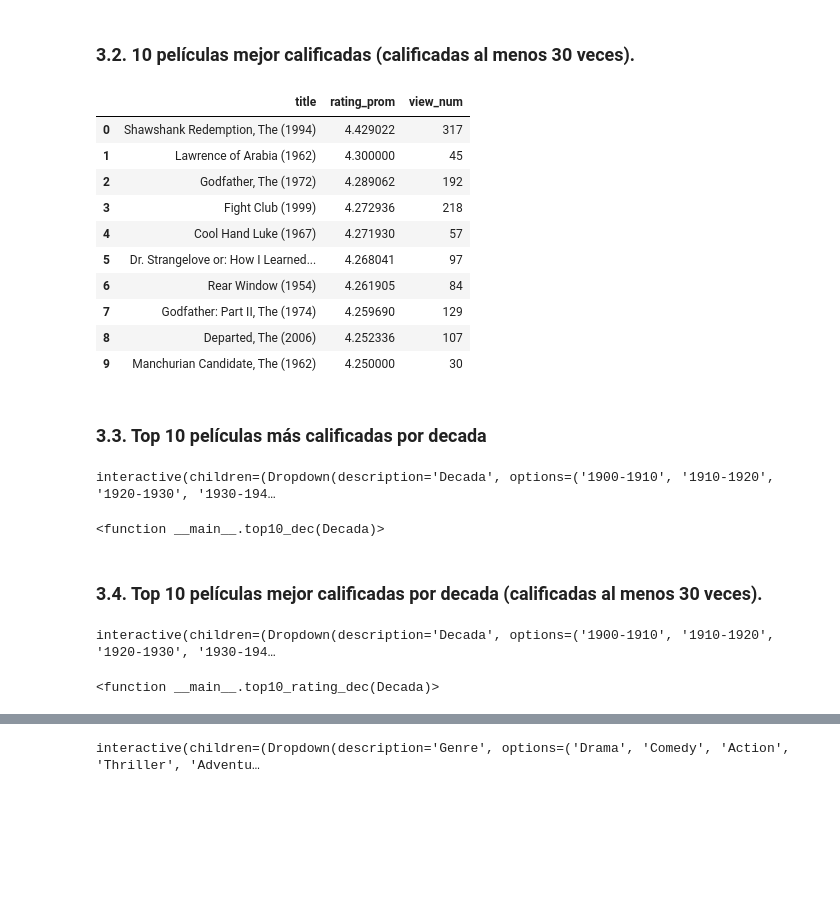
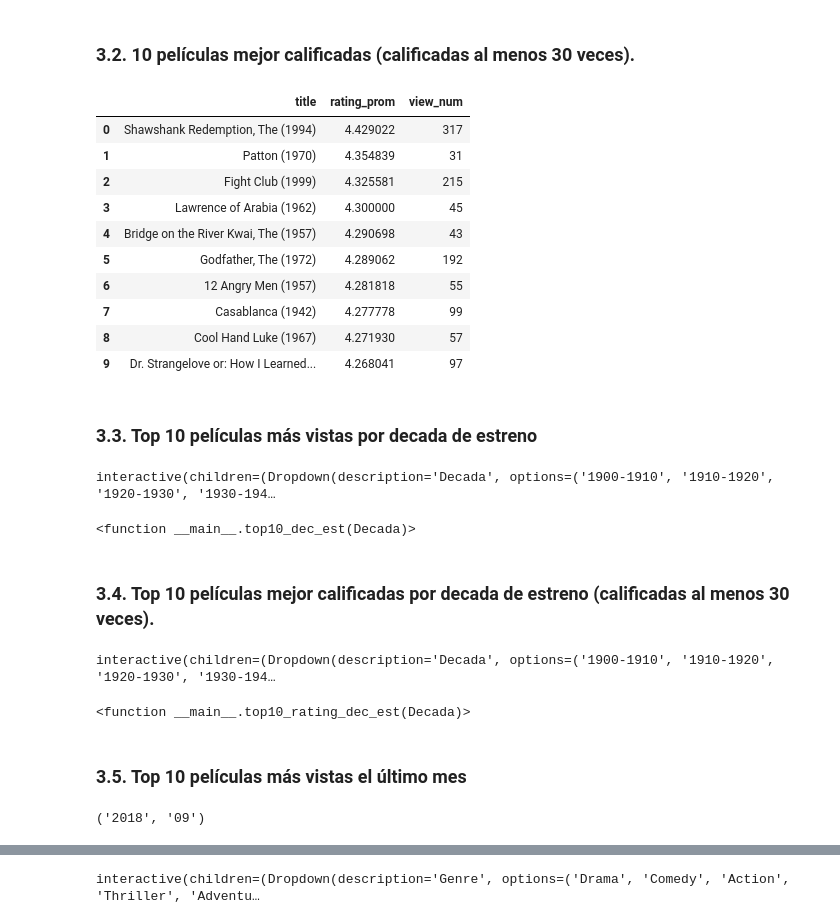
Before and after one commit to AlexanderBedoyaC/marketing_rs_movies, a Jupyter notebook: e_Modelos.ipynb, the cells around one changed output, grey strips where cells are left out. Cells and saved outputs as stored; diff of their text form; code cells hidden in the pictures; blank space fills up the shorter version.

```diff
--- a/e_Modelos.ipynb
+++ b/e_Modelos.ipynb
@@ -56,29 +61,30 @@ pd.read_sql(query, conn)
 # %%
 query = '''
 SELECT title,
         avg(rating) AS rating_prom,
         count(*) AS view_num
 FROM movies_rating
+WHERE rating >= 1.0
 GROUP BY movieId
 HAVING view_num >= 30
 ORDER BY rating_prom DESC
 LIMIT 10;
 '''
 pd.read_sql(query, conn)
 # %% [output]
 |  | title | rating_prom | view_num |
 | 0 | Shawshank Redemption, The (1994) | 4.429022 | 317 |
-| 1 | Lawrence of Arabia (1962) | 4.300000 | 45 |
-| 2 | Godfather, The (1972) | 4.289062 | 192 |
-| 3 | Fight Club (1999) | 4.272936 | 218 |
-| 4 | Cool Hand Luke (1967) | 4.271930 | 57 |
-| 5 | Dr. Strangelove or: How I Learned... | 4.268041 | 97 |
-| 6 | Rear Window (1954) | 4.261905 | 84 |
-| 7 | Godfather: Part II, The (1974) | 4.259690 | 129 |
-| 8 | Departed, The (2006) | 4.252336 | 107 |
-| 9 | Manchurian Candidate, The (1962) | 4.250000 | 30 |
+| 1 | Patton (1970) | 4.354839 | 31 |
+| 2 | Fight Club (1999) | 4.325581 | 215 |
+| 3 | Lawrence of Arabia (1962) | 4.300000 | 45 |
+| 4 | Bridge on the River Kwai, The (1957) | 4.290698 | 43 |
+| 5 | Godfather, The (1972) | 4.289062 | 192 |
+| 6 | 12 Angry Men (1957) | 4.281818 | 55 |
+| 7 | Casablanca (1942) | 4.277778 | 99 |
+| 8 | Cool Hand Luke (1967) | 4.271930 | 57 |
+| 9 | Dr. Strangelove or: How I Learned... | 4.268041 | 97 |
 # %% [markdown]
-### 3.3. Top 10 películas más calificadas por decada
+### 3.3. Top 10 películas más vistas por decada de estreno
 # %%
 query = '''
 SELECT DISTINCT year as year
@@ -91,6 +97,6 @@ decadas = [str(d) + '-' + str(d + 10) for d in range(1900,2020, 10)]
 years['decada'] = pd.cut(years.year.astype(int), len(decadas), labels = decadas)
 # %%
-def top10_dec(Decada):
+def top10_dec_est(Decada):
     d = Decada.split('-')
     query = '''
     SELECT title,
@@ -104,21 +110,21 @@ def top10_dec(Decada):
     '''.format(d[0], d[1])
     return pd.read_sql(query, conn)
 
-interact(top10_dec, Decada = decadas)
+interact(top10_dec_est, Decada = decadas)
 # %% [output]
 interactive(children=(Dropdown(description='Decada', options=('1900-1910', '1910-1920', '1920-1930', '1930-194…
-<function __main__.top10_dec(Decada)>
+<function __main__.top10_dec_est(Decada)>
 # %% [markdown]
-### 3.4. Top 10 películas mejor calificadas por decada (calificadas al menos 30 veces).
+### 3.4. Top 10 películas mejor calificadas por decada de estreno (calificadas al menos 30 veces).
 # %%
-def top10_rating_dec(Decada):
+def top10_rating_dec_est(Decada):
     d = Decada.split('-')
     query = '''
     SELECT title,
         avg(rating) AS rating_prom,
         count(*) AS view_num
     FROM movies_rating
-    WHERE year >= "{}" and year < "{}"
+    WHERE year >= "{}" and year < "{}" and rating >= 1.0
     GROUP BY movieId
     HAVING view_num >= 30
     ORDER BY rating_prom DESC
@@ -126,7 +132,21 @@ def top10_rating_dec(Decada):
     '''.format(d[0], d[1])
     return pd.read_sql(query, conn)
 
-interact(top10_rating_dec, Decada = decadas)
+interact(top10_rating_dec_est, Decada = decadas)
 # %% [output]
 interactive(children=(Dropdown(description='Decada', options=('1900-1910', '1910-1920', '1920-1930', '1930-194…
-<function __main__.top10_rating_dec(Decada)>
+<function __main__.top10_rating_dec_est(Decada)>
+# %% [markdown]
+### 3.5. Top 10 películas más vistas el último mes
+# %%
+query = '''
+SELECT date
+FROM movies_rating
+ORDER BY date DESC
+LIMIT 1;
+'''
+ultimo_mes = pd.read_sql(query, conn).date.values[0].split('-')[1]
+ultimo_anio = pd.read_sql(query, conn).date.values[0].split('-')[0]
+ultimo_anio, ultimo_mes
+# %% [output]
+('2018', '09')
```
Also changed, not shown: parts of 15 cells of this notebook, 3 other files.
